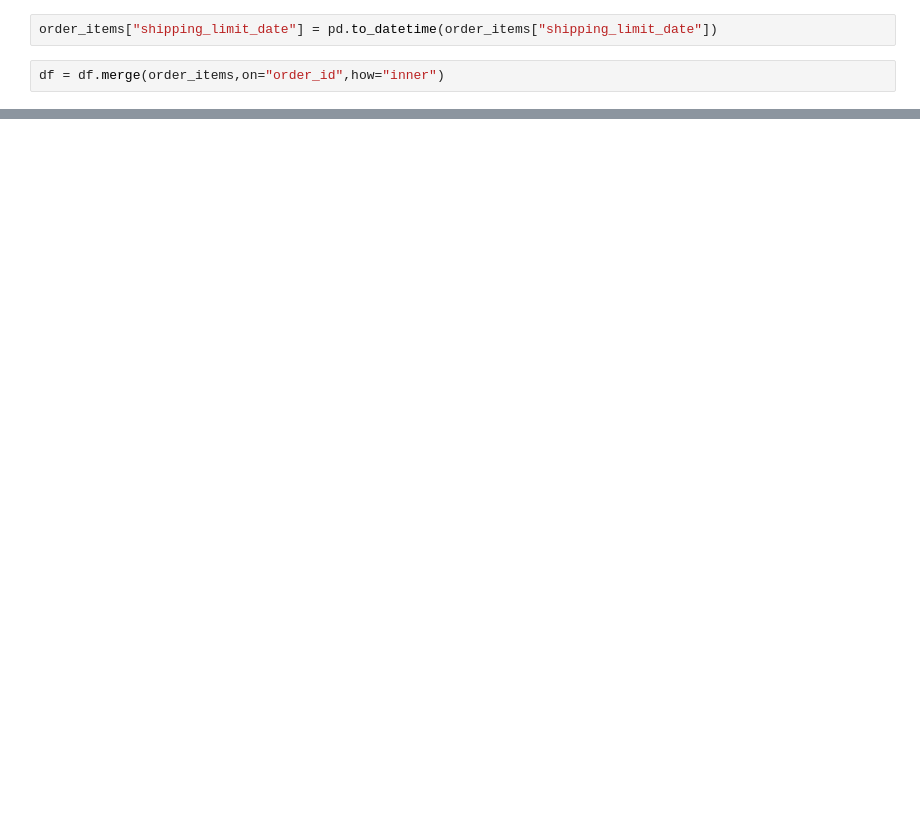
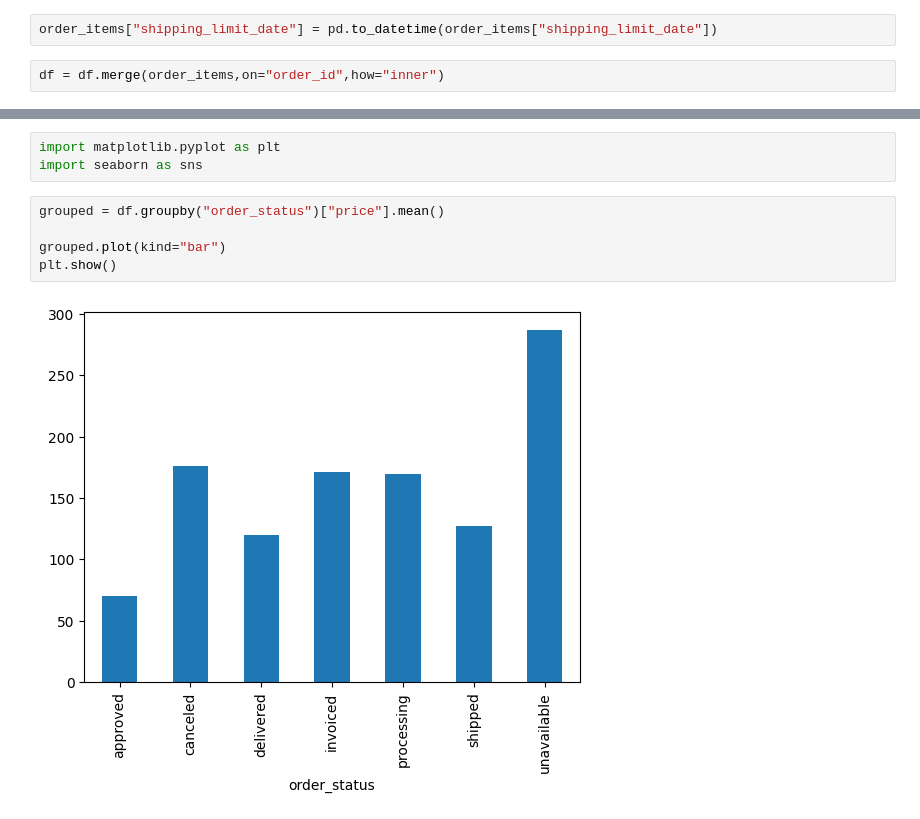
Before and after one commit to Anuj04432/Data_Cleaning_Using_Python, a Jupyter notebook: clean.ipynb, the cells around one changed output, grey strips where cells are left out. Drawn from its saved outputs; the diff is of its cells as text; blank space fills up the shorter version.

Commit message:
Dataset visualization using plots

```diff
--- a/clean.ipynb
+++ b/clean.ipynb
@@ -298,3 +301,13 @@ df.head()
 | 2 | 47770eb9100c2d0c44946d9cf07ec65d | 41ce2a54c0b03bf3443c3d931a367089 | delivered | 2018-08-08 08:38:49 | 2018-08-08 08:55:23 | 2018-08-08 13:50:00 | ... |
 | 3 | 949d5b44dbf5de918fe9c16f97b45f8a | f88197465ea7920adcdbec7375364d82 | delivered | 2017-11-18 19:28:06 | 2017-11-18 19:45:59 | 2017-11-22 13:39:59 | ... |
 | 4 | ad21c59c0840e6cb83a9ceb5573f8159 | 8ab97904e6daea8866dbdbc4fb7aad2c | delivered | 2018-02-13 21:18:39 | 2018-02-13 22:20:29 | 2018-02-14 19:46:34 | ... |
+# %%
+import matplotlib.pyplot as plt
+import seaborn as sns
+# %%
+grouped = df.groupby("order_status")["price"].mean()
+
+grouped.plot(kind="bar")
+plt.show()
+# %% [output]
+[figure, added]
```
Also changed, not shown: parts of 13 cells of this notebook.
